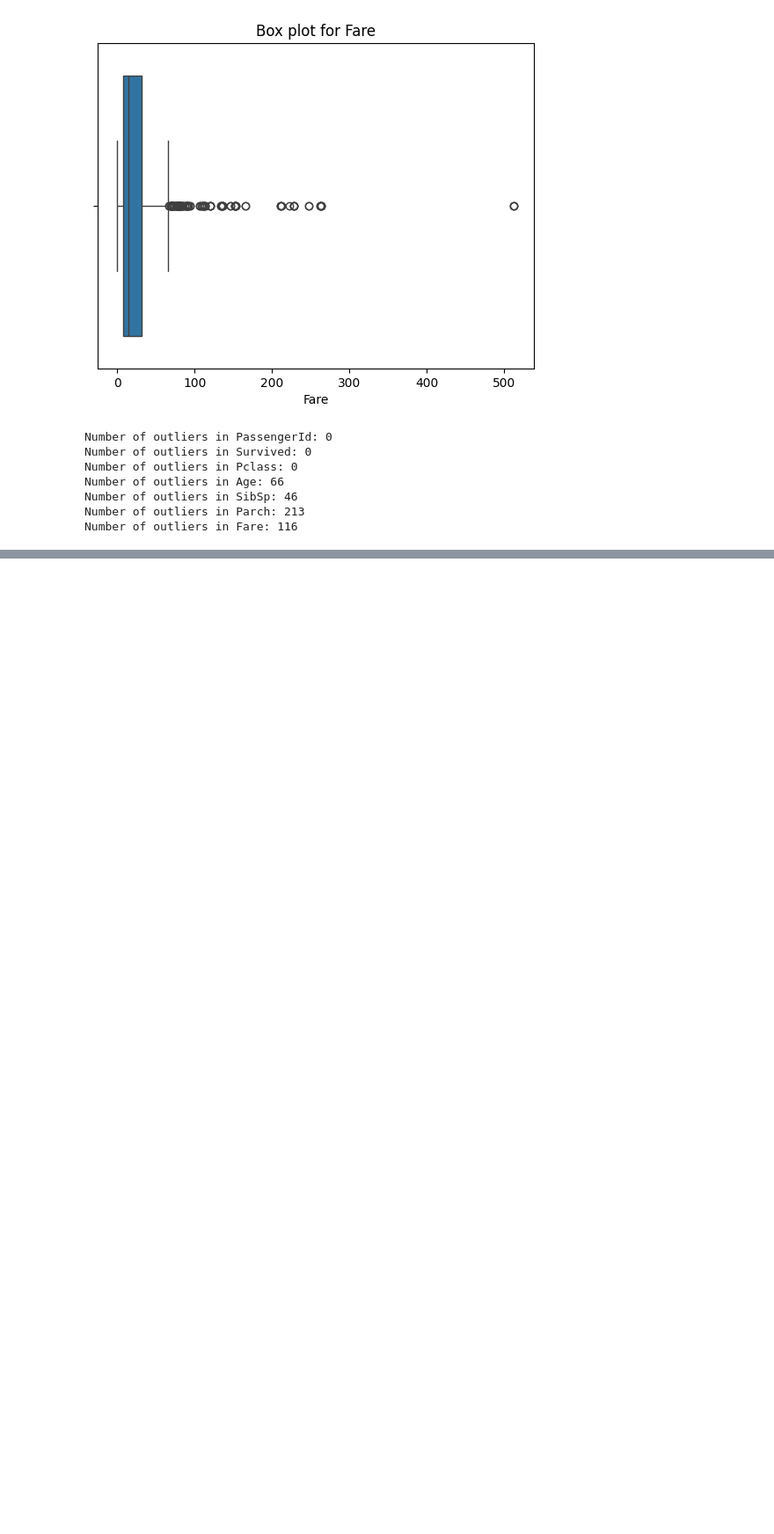
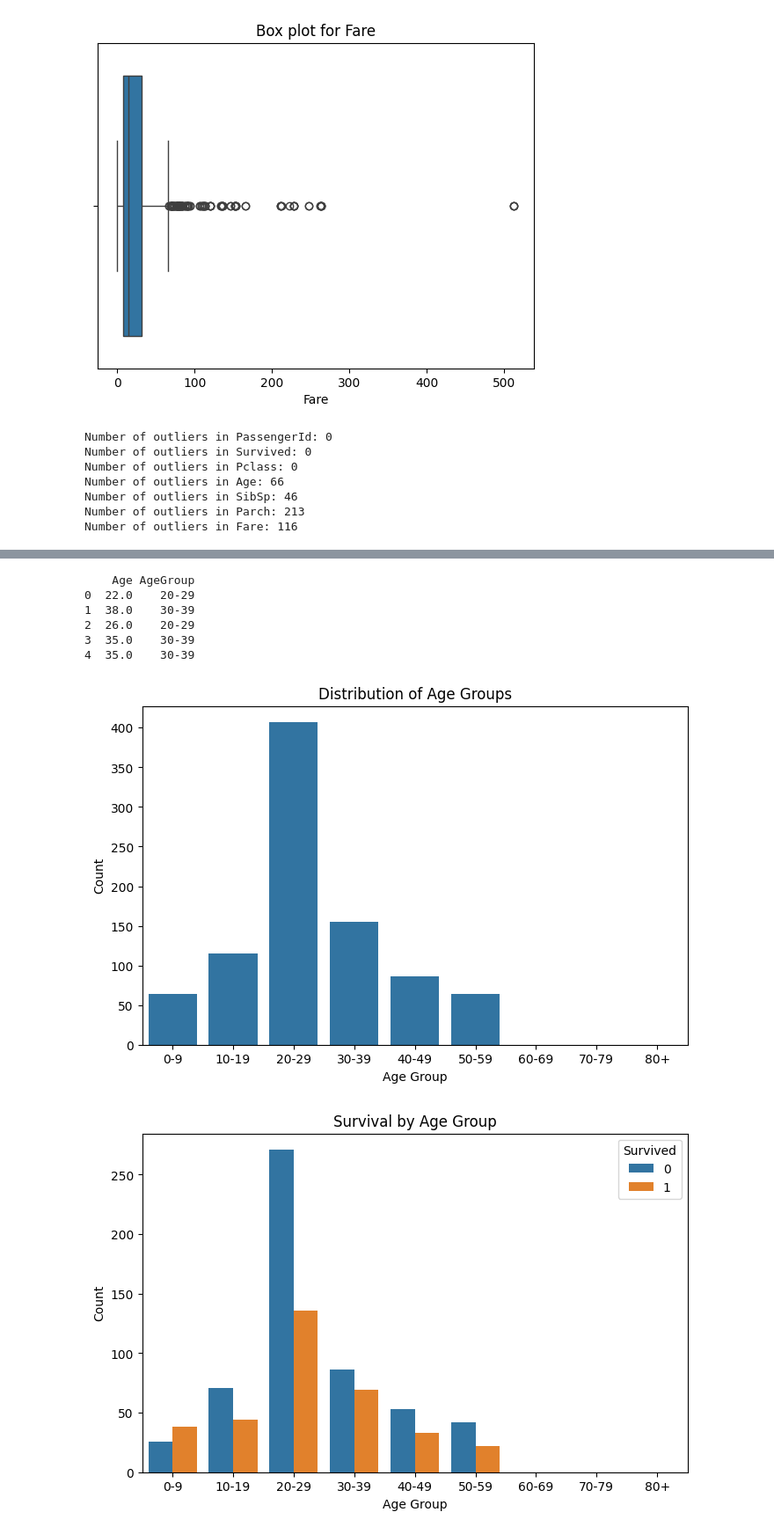
Before and after one commit to M-Rathnayake/Titanic-ML-from-disaster, a Jupyter notebook: train_notebook.ipynb, the cells around one changed output, grey strips where cells are left out. Shown at 88% size. Saved outputs shown, nothing was run; the diff lists cells and outputs as text; code cells hidden in the pictures; blank space fills up the shorter version.

```diff
--- a/train_notebook.ipynb
+++ b/train_notebook.ipynb
@@ -159,0 +184,42 @@ Number of outliers in Fare: 116
+# %%
+import pandas as pd
+import matplotlib.pyplot as plt
+import seaborn as sns
+
+# Define bins and labels for age groups
+age_bins = [0, 10, 20, 30, 40, 50, 60, 70, 80, float('inf')]
+age_labels = ['0-9', '10-19', '20-29', '30-39', '40-49', '50-59', '60-69', '70-79', '80+']
+
+# Create 'AgeGroup' column by binning
+train_df['AgeGroup'] = pd.cut(train_df['Age'], bins=age_bins, labels=age_labels, right=True)
+
+# Display the first few rows
+print(train_df[['Age', 'AgeGroup']].head())
+
+# Visualize the distribution of 'AgeGroup'
+plt.figure(figsize=(8, 5))
+sns.countplot(x='AgeGroup', data=train_df, order=age_labels)
+plt.title('Distribution of Age Groups')
+plt.xlabel('Age Group')
+plt.ylabel('Count')
+plt.show()
+
+# Visualize survival by age group
+plt.figure(figsize=(8, 5))
+sns.countplot(x='AgeGroup', hue='Survived', data=train_df, order=age_labels)
+plt.title('Survival by Age Group')
+plt.xlabel('Age Group')
+plt.ylabel('Count')
+plt.show()
+
+# Drop the original 'Age' column (optional, test model performance first)
+# train_df.drop('Age', axis=1, inplace=True)
+# %% [output]
+    Age AgeGroup
+0  22.0    20-29
+1  38.0    30-39
+2  26.0    20-29
+3  35.0    30-39
+4  35.0    30-39
+[figure, added]
+[figure, added]
```
Also changed, not shown: parts of 14 cells of this notebook.
